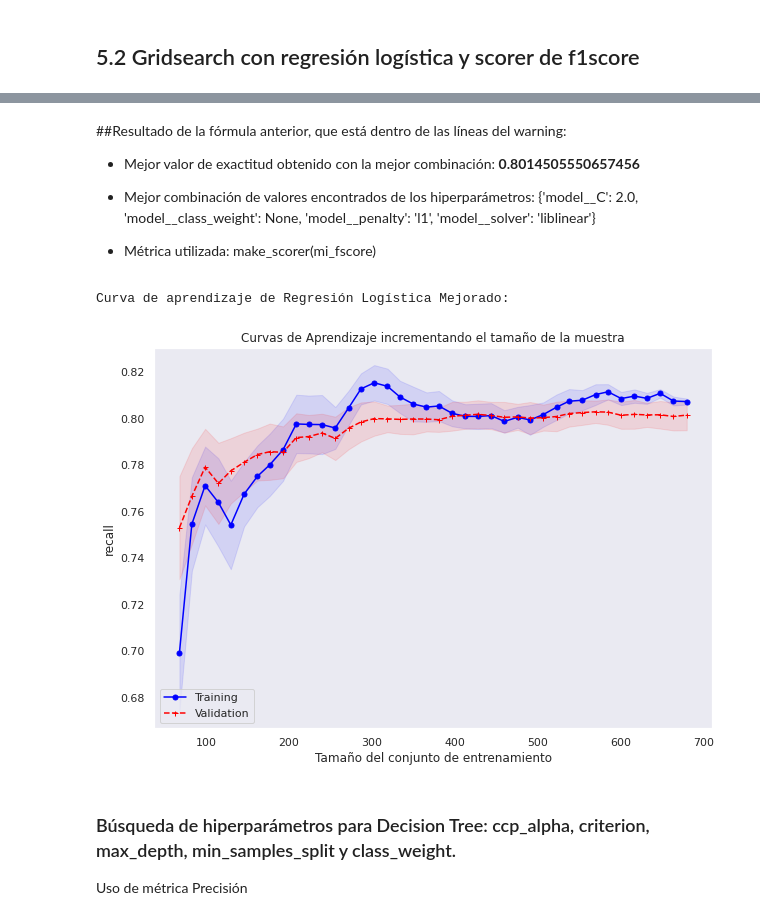
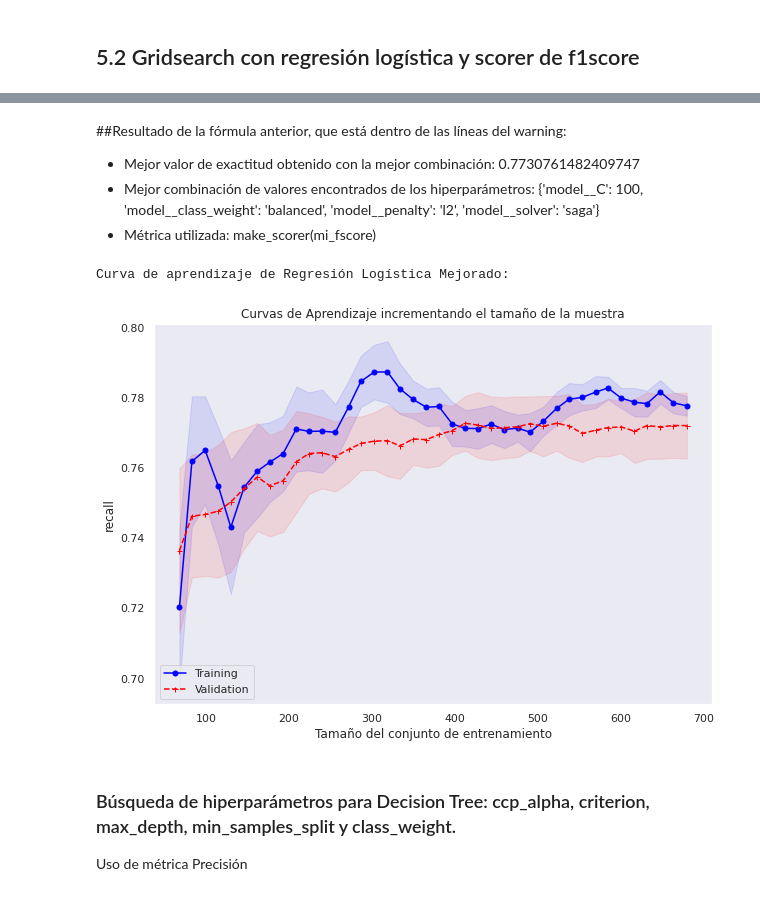
Before and after one commit to PosgradoMNA/IAAEquipo59, a Jupyter notebook: MNA_IAyAA_semana_6_Actividad_rev5.ipynb, the cells around one changed output, grey strips where cells are left out. Cells and saved outputs as stored; diff of their text form; code cells hidden in the pictures.

```diff
--- a/MNA_IAyAA_semana_6_Actividad_rev5.ipynb
+++ b/MNA_IAyAA_semana_6_Actividad_rev5.ipynb
@@ -743,13 +766,12 @@ def mi_GridPlot(modelos,Xin,y,i):
 # %% [markdown]
 ### 5.1.2 Busqueda de hiperparametros para Logistic Regresion: C, solver, class_weight y penalty
 # %%
-##Uso de métrica f1-score
 Kfold = RepeatedStratifiedKFold(n_splits=5, n_repeats=3,random_state=0)
 
-dicc_grid = {'model__C':[70., 100., 2.], #Valores random de C
+dicc_grid = {'model__C':[0.01,0.1,1,10,100],
              'model__solver':['newton-cg','lbfgs','liblinear','sag','saga'],
-             'model__class_weight':[None,'balanced'],
-             'model__penalty':['l1','l2','elasticnet', None]
+             'model__class_weight':['balanced'],
+             'model__penalty':['l2','elasticnet']
              }
 # %% [markdown]
 ## 5.2 Gridsearch con regresión logística y scorer de f1score
@@ -796,20 +819,19 @@ Traceback (most recent call last):
 # %% [markdown]
 ##Resultado de la fórmula anterior, que está dentro de las líneas del warning:
 
-- Mejor valor de exactitud obtenido con la mejor combinación: **0.8014505550657456**
-
-- Mejor combinación de valores encontrados de los hiperparámetros: {'model__C': 2.0, 'model__class_weight': None, 'model__penalty': 'l1', 'model__solver': 'liblinear'}
+- Mejor valor de exactitud obtenido con la mejor combinación: 0.7730761482409747
+- Mejor combinación de valores encontrados de los hiperparámetros: {'model__C': 100, 'model__class_weight': 'balanced', 'model__penalty': 'l2', 'model__solver': 'saga'}
 - Métrica utilizada: make_scorer(mi_fscore)
 # %%
 print('Curva de aprendizaje de Regresión Logística Mejorado:')
-mi_GridPlot (LogisticRegression(penalty='l1',
-                            max_iter=150_000,
-                            C = LR_grid.best_params_.get('model__C'),
-                            solver = LR_grid.best_params_.get('model__solver'),
-                            class_weight = LR_grid.best_params_.get('model__class_weight')), Xtrain,Ytrain,i=6)
+mi_GridPlot (LogisticRegression(penalty=LR_grid.best_params_.get('model__penalty'),
+                            max_iter=10000,
+                            C=LR_grid.best_params_.get('model__C'),
+                            solver=LR_grid.best_params_.get('model__solver'),
+                            class_weight=LR_grid.best_params_.get('model__class_weight')),Xtrain,Ytrain,i=6)
 # %% [output]
 Curva de aprendizaje de Regresión Logística Mejorado:
-[figure, old version]
+[figure, new version]
 # %% [markdown]
 ### Búsqueda de hiperparámetros para Decision Tree: ccp_alpha, criterion, max_depth, min_samples_split y class_weight.
 Uso de métrica Precisión
```
Also changed, not shown: parts of 22 cells of this notebook.
